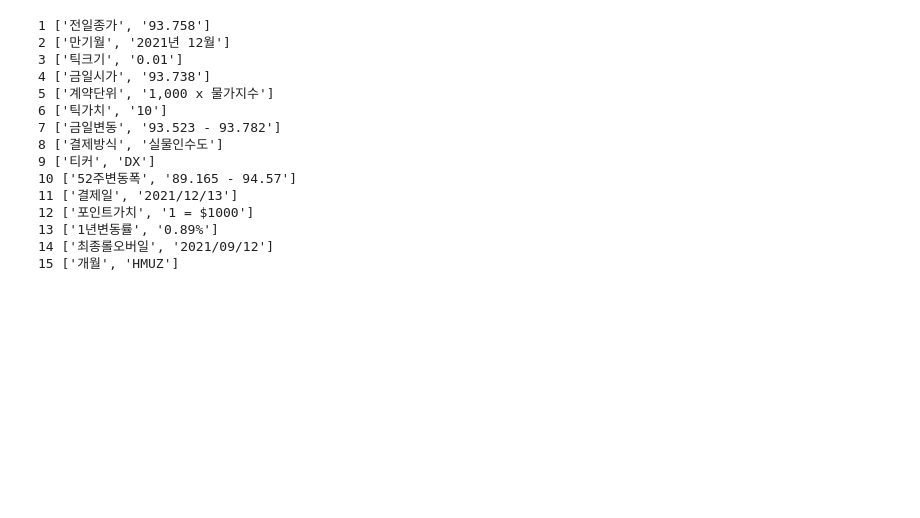
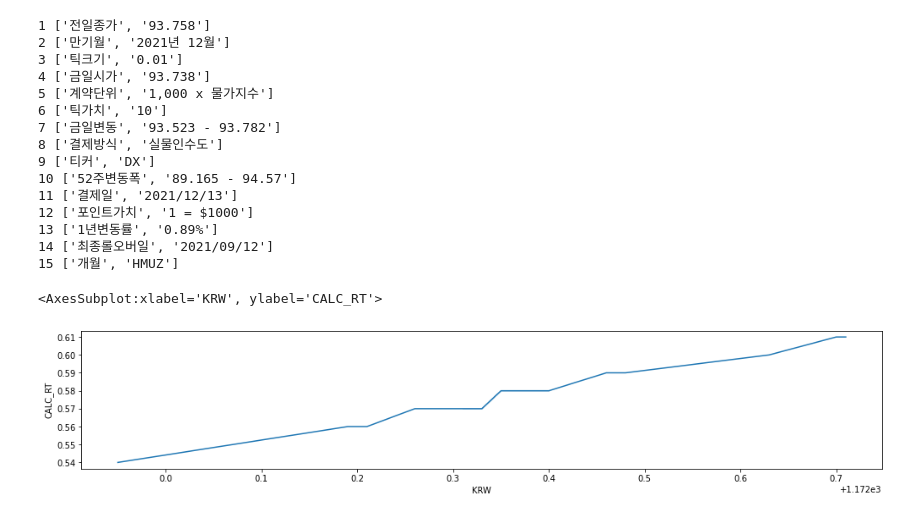
Before and after one commit to etlers/jupyter, a Jupyter notebook: investing/investpy.ipynb, the cells around one changed output. Saved outputs shown, nothing was run; the diff lists cells and outputs as text; code cells hidden in the pictures; blank space fills up the shorter version.

```diff
--- a/investing/investpy.ipynb
+++ b/investing/investpy.ipynb
@@ -181,3 +181,22 @@ for key, val in dict_usd_idx.items():
 13 ['1년변동률', '0.89%']
 14 ['최종롤오버일', '2021/09/12']
 15 ['개월', 'HMUZ']
+# %%
+list_curr = [
+    [1172.63, 100.6], [1172.4, 100.58], [1172.4, 100.58], [1172.31, 100.57], [1172.48, 100.59],
+    [1172.27, 100.57], [1172.35, 100.58], [1172.35, 100.58], [1172.35, 100.58], [1172.33, 100.57],
+    [1172.31, 100.57], [1172.31, 100.57], [1172.33, 100.57], [1172.19, 100.56], [1172.21, 100.56],
+    [1171.95, 100.54], [1172.26, 100.57], [1172.35, 100.58], [1172.35, 100.58], [1172.46, 100.59],
+    [1172.7, 100.61], [1172.71, 100.61]
+]
+
+df_curr = pd.DataFrame(list_curr, columns=["KRW","IDX_RT"])
+
+df_curr["CALC_RT"] = df_curr.IDX_RT - 100
+
+plt.figure(figsize=(17, 3))
+# sns.barplot(data=df_curr, x="KRW", y="CALC_RT")
+sns.lineplot(data=df_curr, x="KRW", y="CALC_RT")
+# %% [output]
+<AxesSubplot:xlabel='KRW', ylabel='CALC_RT'>
+[figure, added]
```
Also changed, not shown: parts of 8 cells of this notebook, 3 other files.
